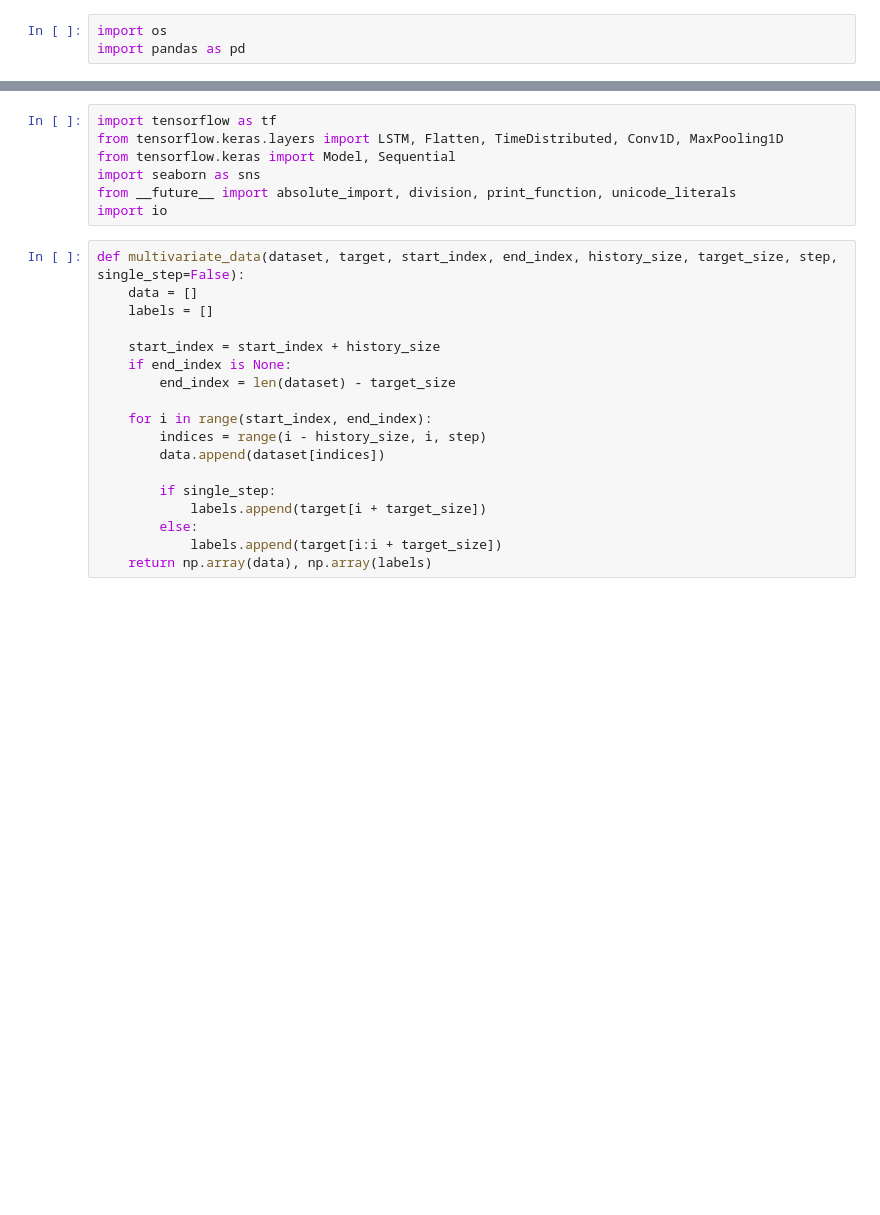
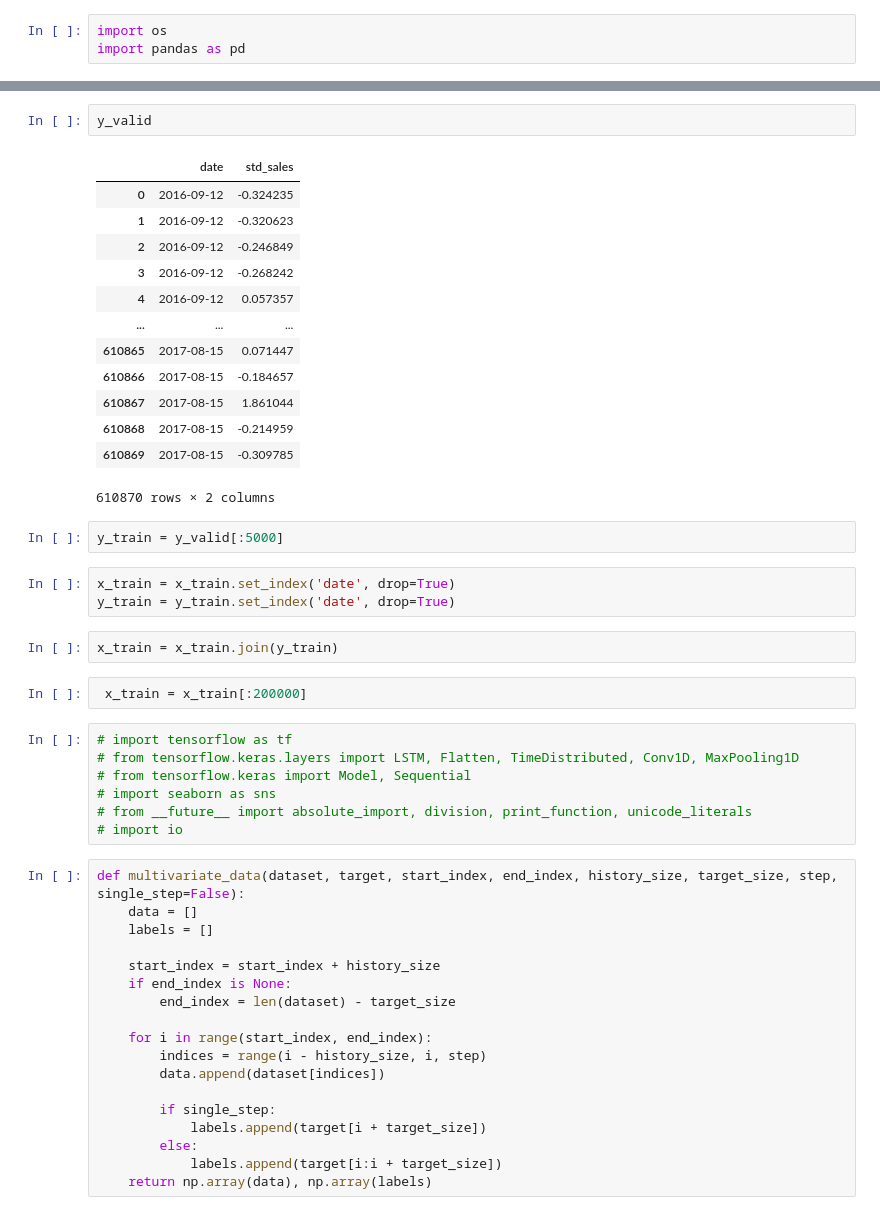
Before and after one commit to ferrry-ghsb/bigdata_6team, a Jupyter notebook: [ksy]LSTM.ipynb, the cells around one changed output, grey strips where cells are left out. Cells and saved outputs as stored; diff of their text form; blank space fills up the shorter version.

```diff
--- a/[ksy]LSTM.ipynb
+++ b/[ksy]LSTM.ipynb
@@ -13,10 +70,35 @@ y_valid = pd.read_csv('/content/drive/MyDrive/store-sales-time-series-forecastin
+# %%
+y_valid
+# %% [output]
+|  | date | std_sales |
+| 0 | 2016-09-12 | -0.324235 |
+| 1 | 2016-09-12 | -0.320623 |
+| 2 | 2016-09-12 | -0.246849 |
+| 3 | 2016-09-12 | -0.268242 |
+| 4 | 2016-09-12 | 0.057357 |
+| ... | ... | ... |
+| 610865 | 2017-08-15 | 0.071447 |
+| 610866 | 2017-08-15 | -0.184657 |
+| 610867 | 2017-08-15 | 1.861044 |
+| 610868 | 2017-08-15 | -0.214959 |
+| 610869 | 2017-08-15 | -0.309785 |
+610870 rows × 2 columns
+# %%
+y_train = y_valid[:5000]
+# %%
+x_train = x_train.set_index('date', drop=True)
+y_train = y_train.set_index('date', drop=True)
+# %%
+x_train = x_train.join(y_train)
+# %%
+ x_train = x_train[:200000]
 # %%
-import tensorflow as tf
-from tensorflow.keras.layers import LSTM, Flatten, TimeDistributed, Conv1D, MaxPooling1D
-from tensorflow.keras import Model, Sequential
-import seaborn as sns
-from __future__ import absolute_import, division, print_function, unicode_literals
-import io
+# import tensorflow as tf
+# from tensorflow.keras.layers import LSTM, Flatten, TimeDistributed, Conv1D, MaxPooling1D
+# from tensorflow.keras import Model, Sequential
+# import seaborn as sns
+# from __future__ import absolute_import, division, print_function, unicode_literals
+# import io
 # %%
 def multivariate_data(dataset, target, start_index, end_index, history_size, target_size, step, single_step=False):
     data = []
```
Also changed, not shown: parts of 27 cells of this notebook.
